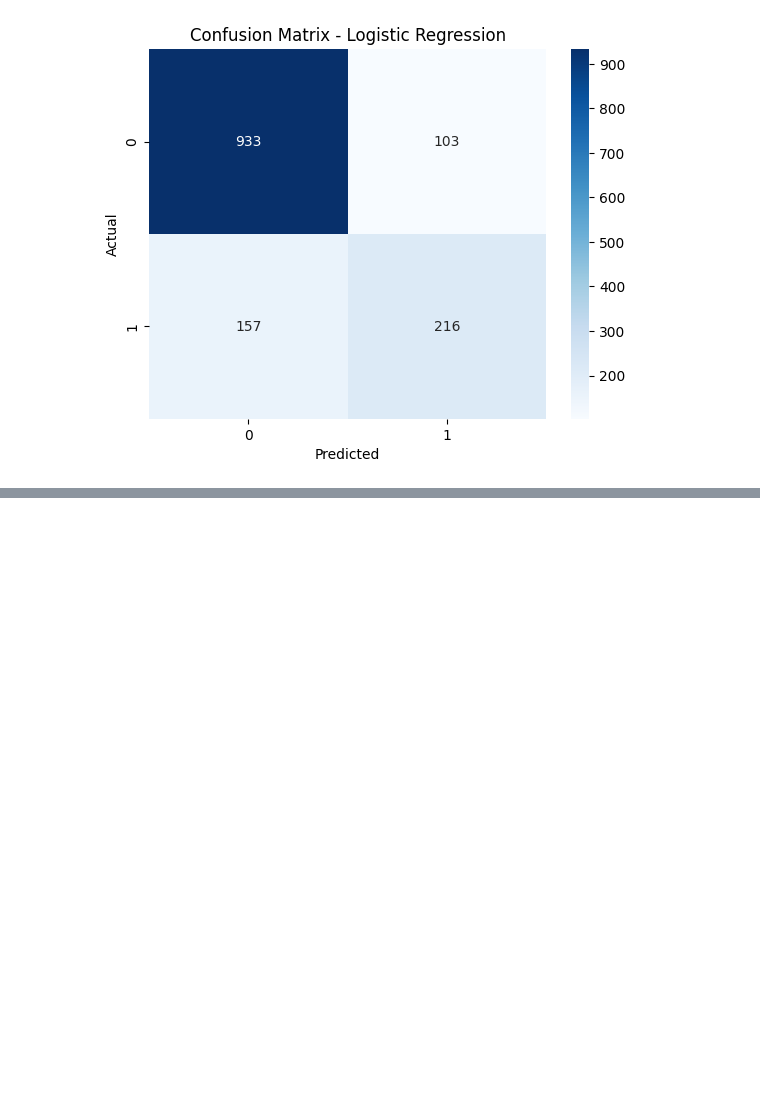
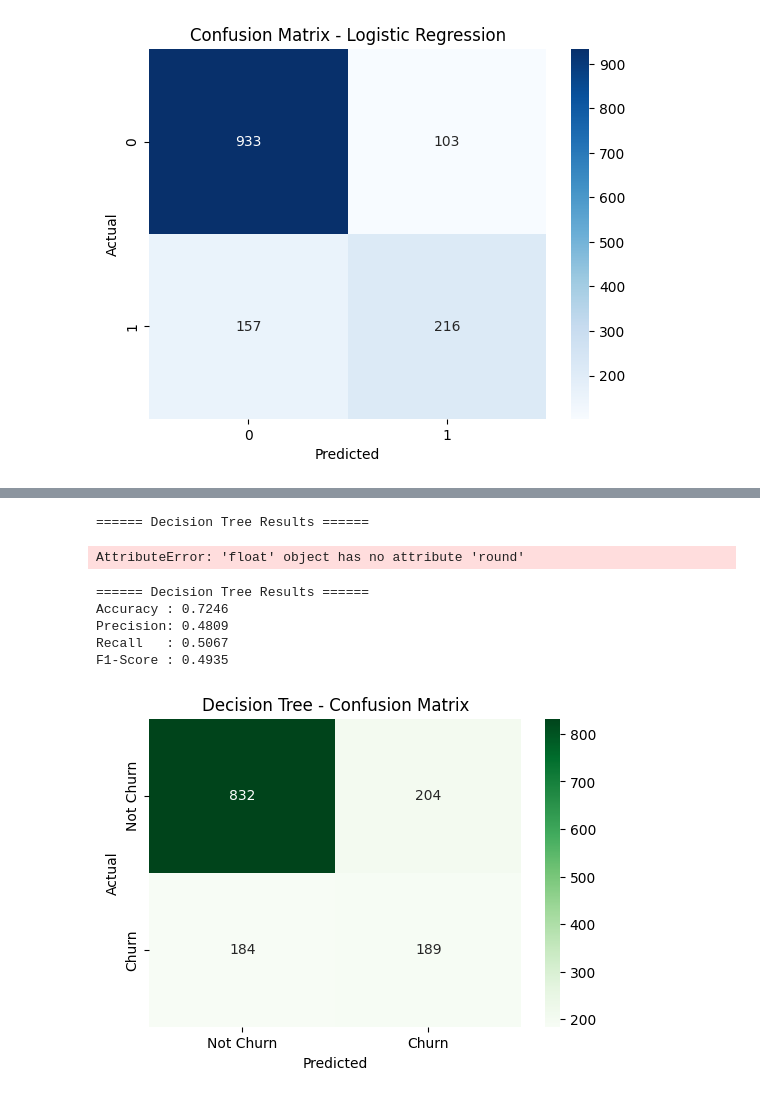
Before and after one commit to abarnamurugan-commits/customer-churn-prediction, a Jupyter notebook: notebooks/churn_analysis.ipynb, the cells around one changed output, grey strips where cells are left out. Cells and saved outputs as stored; diff of their text form; code cells hidden in the pictures; blank space fills up the shorter version.

```diff
--- a/notebooks/churn_analysis.ipynb
+++ b/notebooks/churn_analysis.ipynb
@@ -114,0 +165,57 @@ weighted avg       0.81      0.82      0.81      1409
+# %%
+# Decision Tree Model
+from sklearn.tree import DecisionTreeClassifier
+
+dt_model = DecisionTreeClassifier(random_state=42)
+dt_model.fit(X_train, y_train)
+dt_pred = dt_model.predict(X_test)
+
+print("====== Decision Tree Results ======")
+print("Accuracy :", accuracy_score(y_test, dt_pred).round(4))
+print("Precision:", precision_score(y_test, dt_pred).round(4))
+print("Recall   :", recall_score(y_test, dt_pred).round(4))
+print("F1-Score :", f1_score(y_test, dt_pred).round(4))
+
+cm = confusion_matrix(y_test, dt_pred)
+plt.figure(figsize=(6,4))
+sns.heatmap(cm, annot=True, fmt='d', cmap='Greens',
+            xticklabels=['Not Churn','Churn'],
+            yticklabels=['Not Churn','Churn'])
+plt.title('Decision Tree - Confusion Matrix')
+plt.xlabel('Predicted')
+plt.ylabel('Actual')
+plt.show()
+# %% [output]
+====== Decision Tree Results ======
+AttributeError: 'float' object has no attribute 'round'
+# %%
+# Decision Tree Model
+from sklearn.tree import DecisionTreeClassifier
+from sklearn.metrics import precision_score, recall_score, f1_score
+
+dt_model = DecisionTreeClassifier(random_state=42)
+dt_model.fit(X_train, y_train)
+dt_pred = dt_model.predict(X_test)
+
+print("====== Decision Tree Results ======")
+print("Accuracy :", round(accuracy_score(y_test, dt_pred), 4))
+print("Precision:", round(precision_score(y_test, dt_pred), 4))
+print("Recall   :", round(recall_score(y_test, dt_pred), 4))
+print("F1-Score :", round(f1_score(y_test, dt_pred), 4))
+
+cm = confusion_matrix(y_test, dt_pred)
+plt.figure(figsize=(6,4))
+sns.heatmap(cm, annot=True, fmt='d', cmap='Greens',
+            xticklabels=['Not Churn','Churn'],
+            yticklabels=['Not Churn','Churn'])
+plt.title('Decision Tree - Confusion Matrix')
+plt.xlabel('Predicted')
+plt.ylabel('Actual')
+plt.show()
+# %% [output]
+====== Decision Tree Results ======
+Accuracy : 0.7246
+Precision: 0.4809
+Recall   : 0.5067
+F1-Score : 0.4935
+[figure, added]
```
Also changed, not shown: parts of 3 cells of this notebook, 1 other file.
